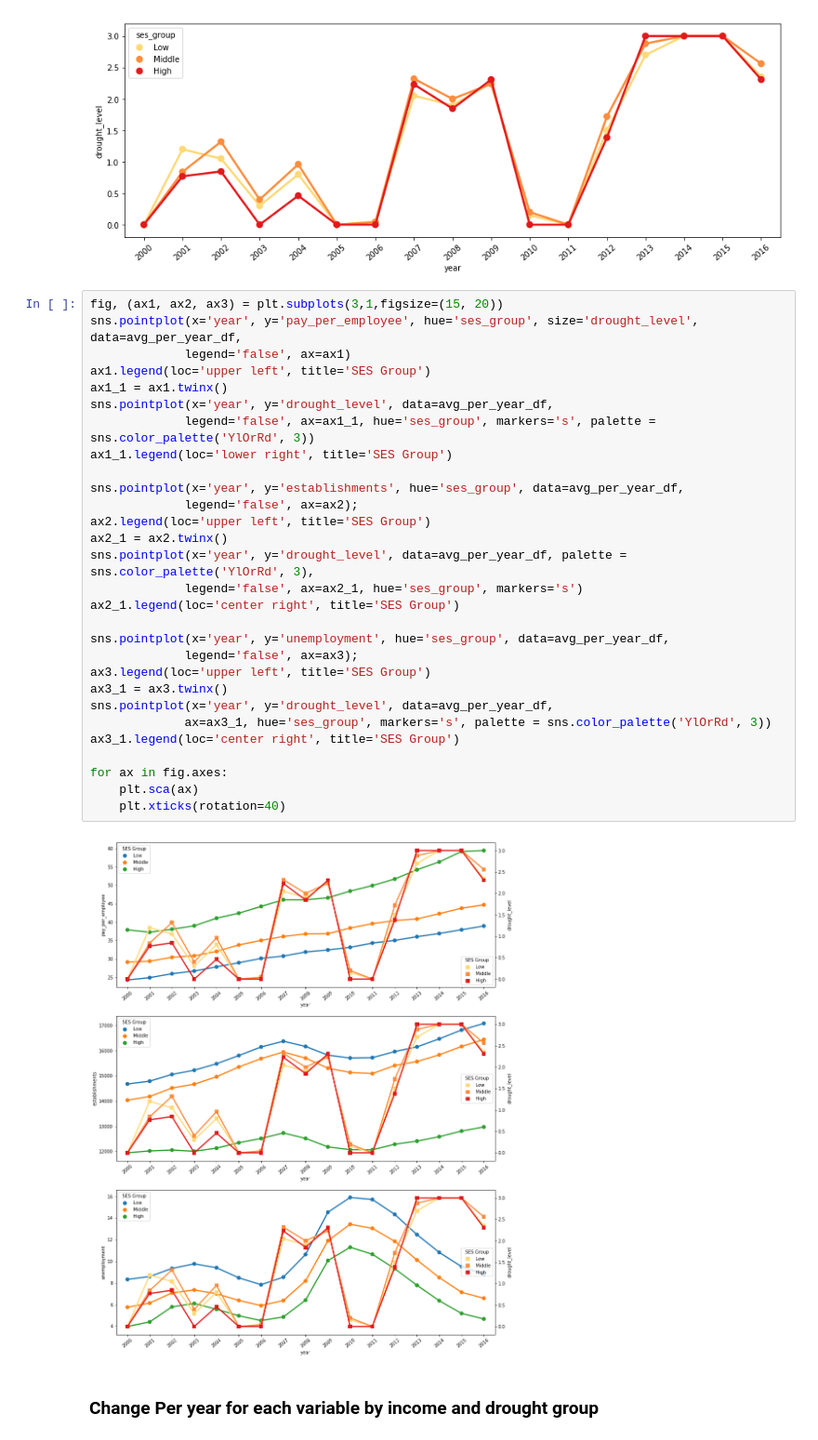
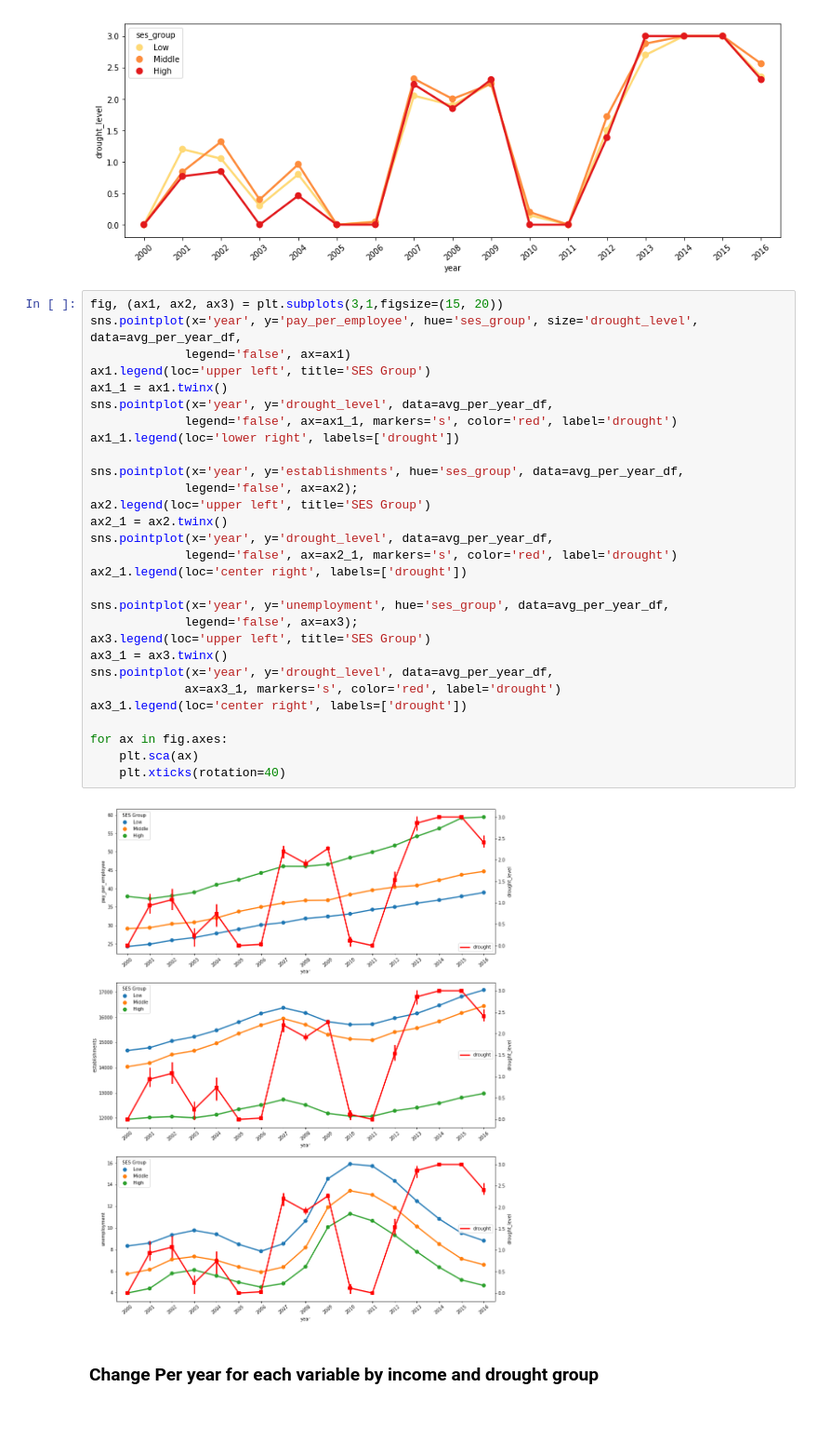
Before and after one commit to jacobmoul/COGS108_Repo, a Jupyter notebook: Final Project/FinalProject.ipynb, the cells around one changed output. Shown at 93% size. Saved outputs shown, nothing was run; the diff lists cells and outputs as text.

Commit message:
time series plots edited

```diff
--- a/Final Project/FinalProject.ipynb
+++ b/Final Project/FinalProject.ipynb
@@ -390,34 +390,34 @@ plt.xticks(rotation=40);
 # %%
 fig, (ax1, ax2, ax3) = plt.subplots(3,1,figsize=(15, 20))
 sns.pointplot(x='year', y='pay_per_employee', hue='ses_group', size='drought_level', data=avg_per_year_df,
              legend='false', ax=ax1)
 ax1.legend(loc='upper left', title='SES Group')
 ax1_1 = ax1.twinx()
 sns.pointplot(x='year', y='drought_level', data=avg_per_year_df,
-             legend='false', ax=ax1_1, hue='ses_group', markers='s', palette = sns.color_palette('YlOrRd', 3))
-ax1_1.legend(loc='lower right', title='SES Group')
+             legend='false', ax=ax1_1, markers='s', color='red', label='drought')
+ax1_1.legend(loc='lower right', labels=['drought'])
 
 sns.pointplot(x='year', y='establishments', hue='ses_group', data=avg_per_year_df,
              legend='false', ax=ax2);
 ax2.legend(loc='upper left', title='SES Group')
 ax2_1 = ax2.twinx()
-sns.pointplot(x='year', y='drought_level', data=avg_per_year_df, palette = sns.color_palette('YlOrRd', 3),
-             legend='false', ax=ax2_1, hue='ses_group', markers='s')
-ax2_1.legend(loc='center right', title='SES Group')
+sns.pointplot(x='year', y='drought_level', data=avg_per_year_df,
+             legend='false', ax=ax2_1, markers='s', color='red', label='drought')
+ax2_1.legend(loc='center right', labels=['drought'])
 
 sns.pointplot(x='year', y='unemployment', hue='ses_group', data=avg_per_year_df,
              legend='false', ax=ax3);
 ax3.legend(loc='upper left', title='SES Group')
 ax3_1 = ax3.twinx()
 sns.pointplot(x='year', y='drought_level', data=avg_per_year_df,
-             ax=ax3_1, hue='ses_group', markers='s', palette = sns.color_palette('YlOrRd', 3))
-ax3_1.legend(loc='center right', title='SES Group')
+             ax=ax3_1, markers='s', color='red', label='drought')
+ax3_1.legend(loc='center right', labels=['drought'])
 
 for ax in fig.axes:
     plt.sca(ax)
     plt.xticks(rotation=40)
 # %% [output]
-[figure, old version]
+[figure, new version]
 # %% [markdown]
 ### Change Per year for each variable by income and drought group
 # %% [markdown]
```
